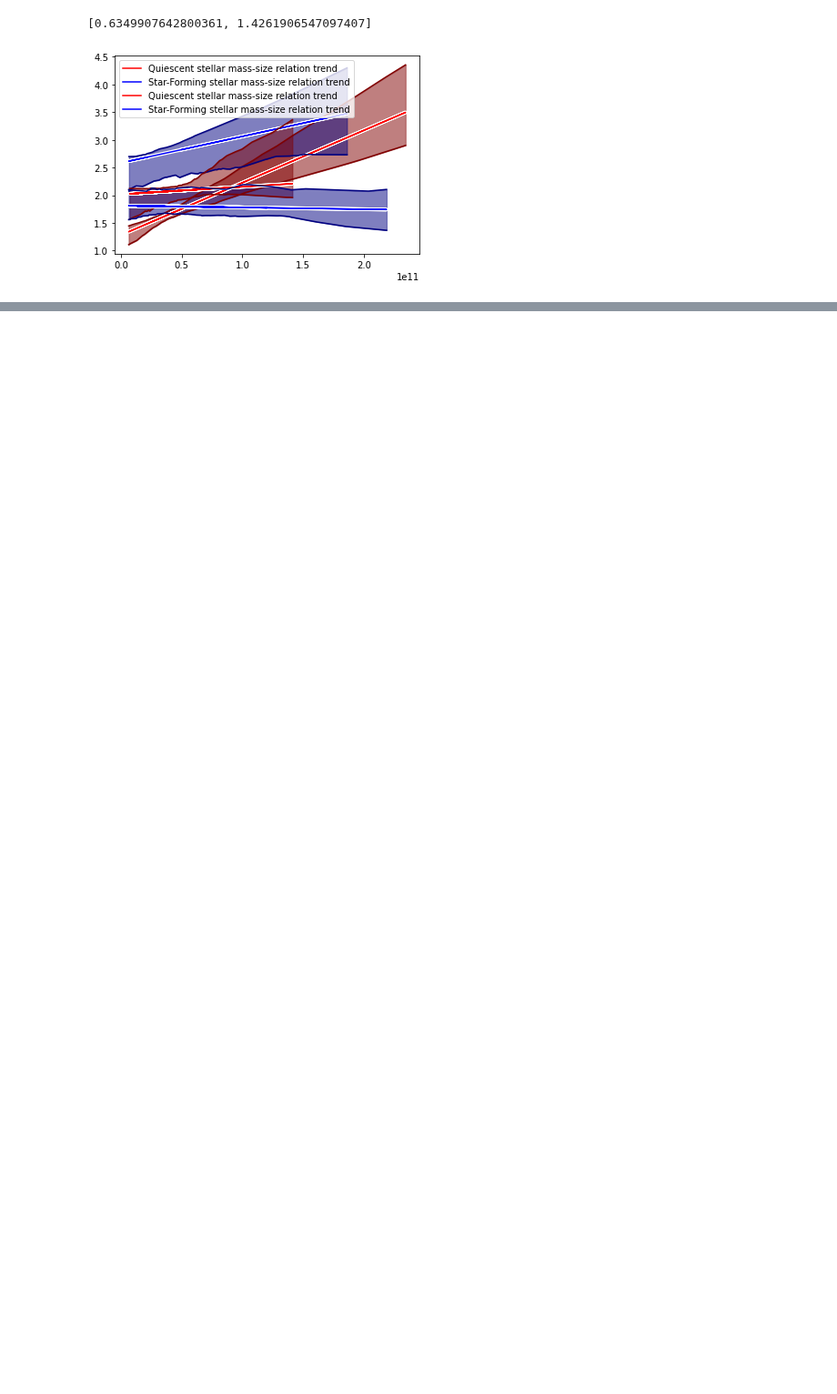
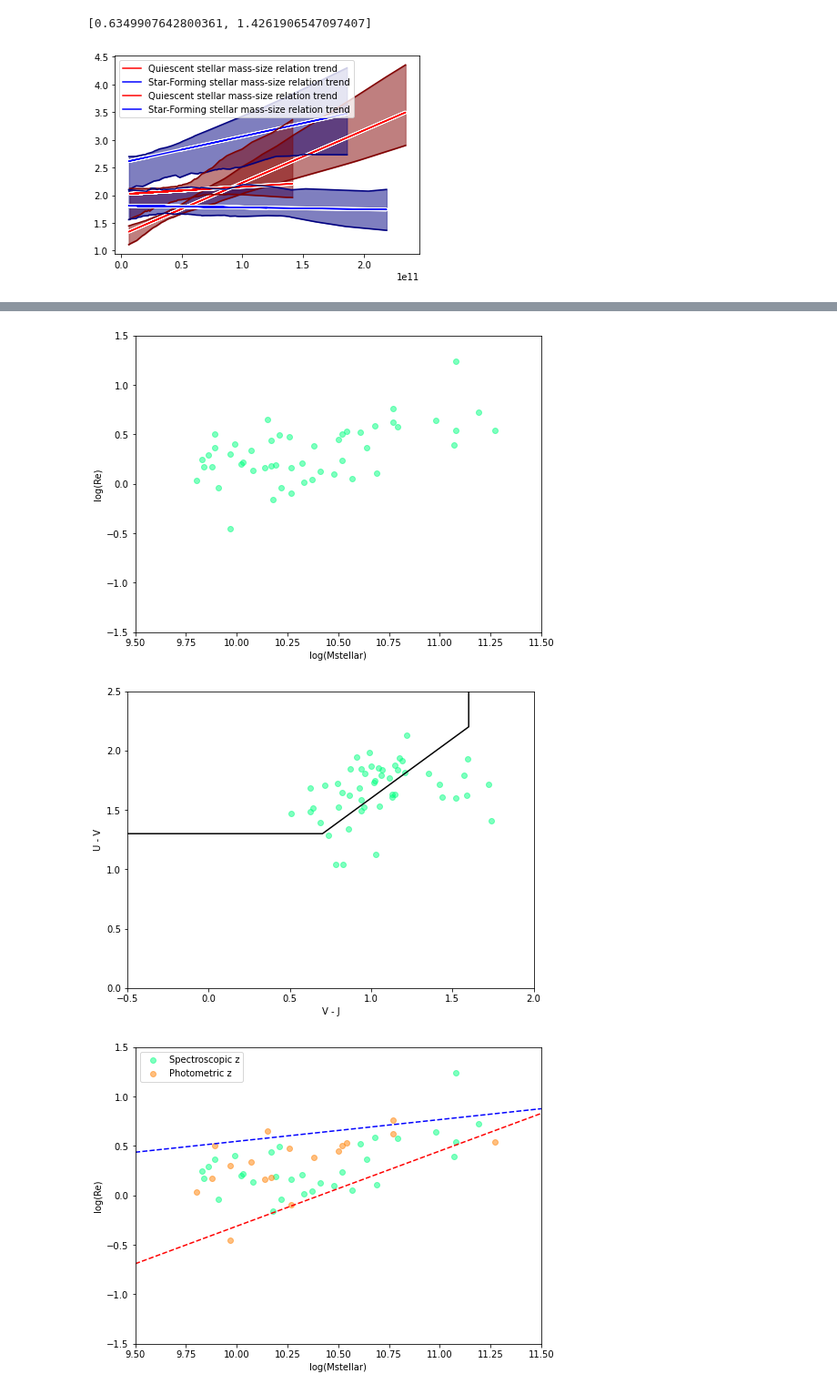
Before and after one commit to FreemanSpray/GOGREEN-Research, a Jupyter notebook: Notebooks/main.ipynb, the cells around one changed output, grey strips where cells are left out. Shown at 91% size. Cells and saved outputs as stored; diff of their text form; code cells hidden in the pictures; blank space fills up the shorter version.

```diff
--- a/Notebooks/main.ipynb
+++ b/Notebooks/main.ipynb
@@ -85,0 +114,11 @@ KeyError: 'cPHOTID'
+# %%
+with warnings.catch_warnings(): #suppressing depracation warnings for the import and instantion process for readability purposes
+    warnings.simplefilter("ignore")
+    warnings.warn("deprecated", DeprecationWarning)
+
+    # Test
+    gg.testPlots()
+# %% [output]
+[figure, added]
+[figure, added]
+[figure, added]
```
Also changed, not shown: parts of 7 cells of this notebook.
